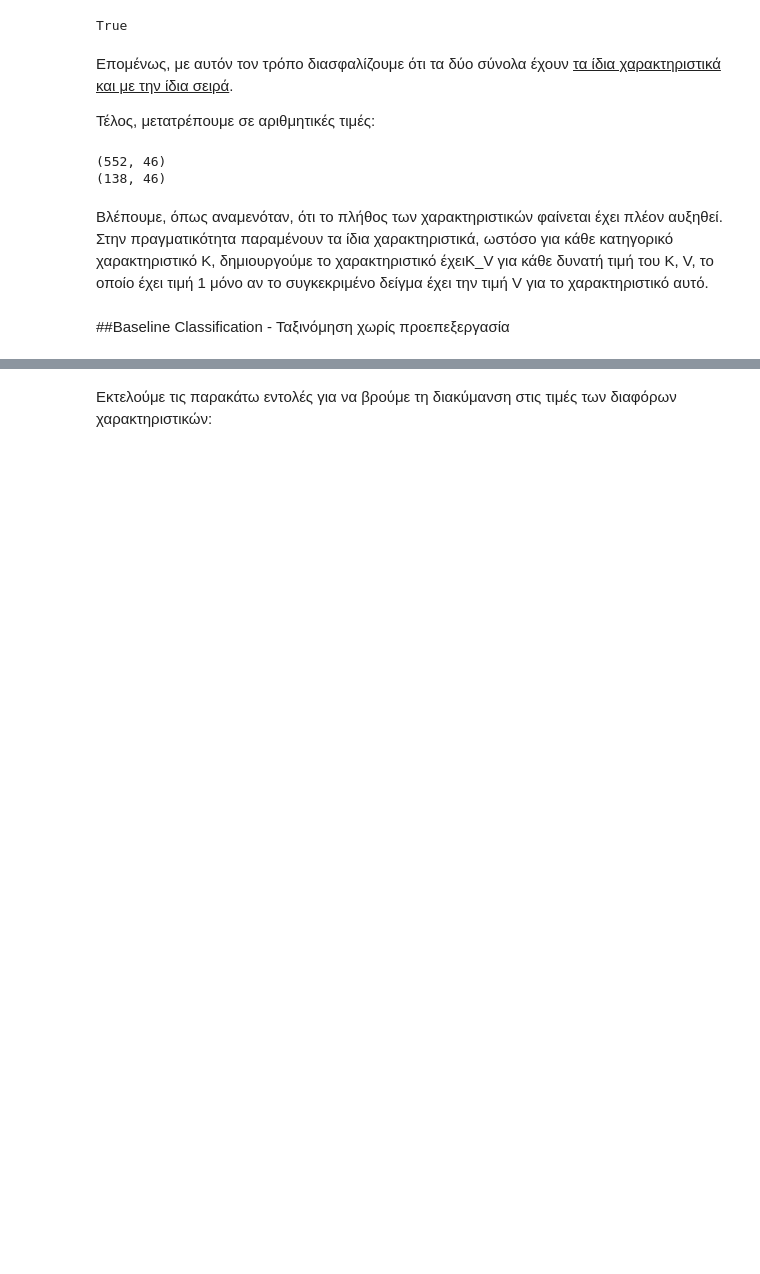
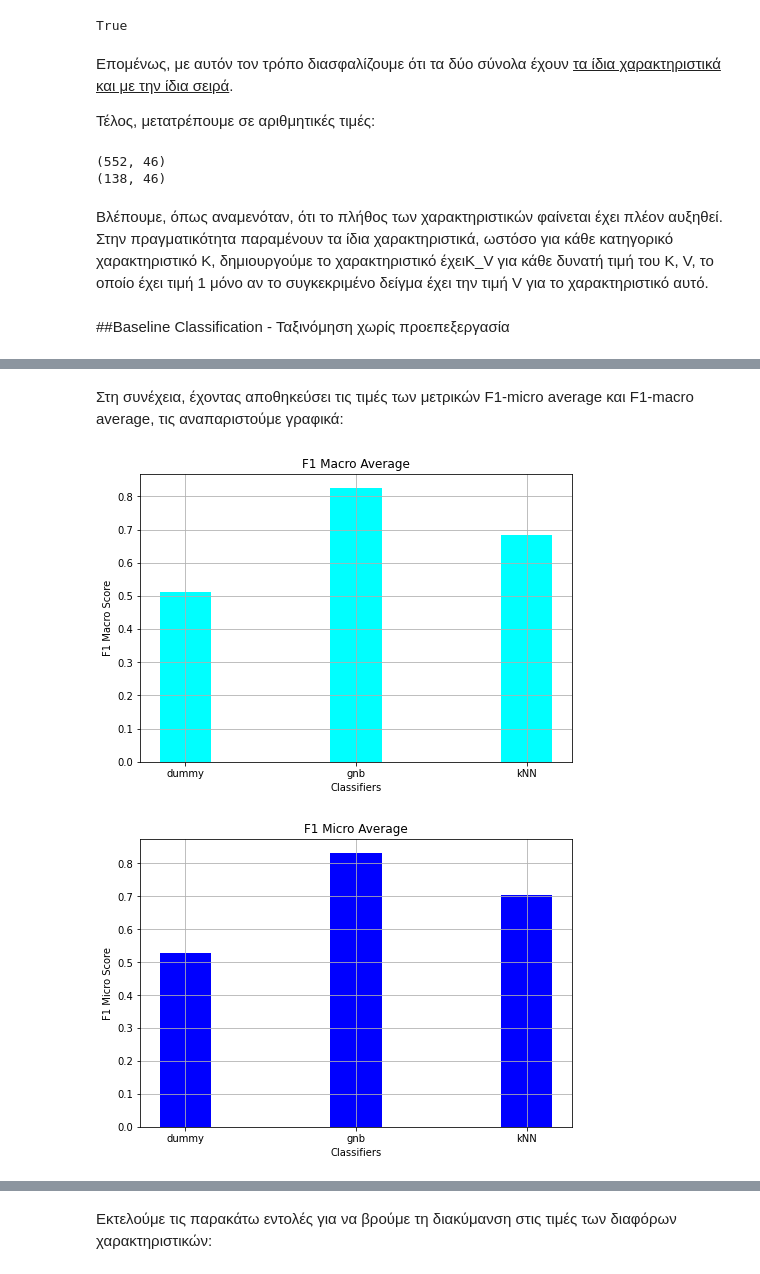
Before and after one commit to jkalogero/Neural-Networks, a Jupyter notebook: Lab_1/Lab_1.ipynb, the cells around one changed output, grey strips where cells are left out. Drawn from its saved outputs; the diff is of its cells as text; code cells hidden in the pictures; blank space fills up the shorter version.

```diff
--- a/Lab_1/Lab_1.ipynb
+++ b/Lab_1/Lab_1.ipynb
@@ -677,0 +688,30 @@ weighted avg       0.70      0.70      0.69       138
+# %% [markdown]
+Στη συνέχεια, έχοντας αποθηκεύσει τις τιμές των μετρικών F1-micro average και F1-macro average, τις αναπαριστούμε γραφικά:
+# %%
+# plot for f1-macro average
+fig = plt.figure()
+ax = fig.add_axes([0,0,1,1])
+clfs = f1_scores['macro'].keys()
+f1_macro_scores = f1_scores['macro'].values()
+ax.bar(clfs,f1_macro_scores, color='cyan', width=0.3)
+plt.title("F1 Macro Average")
+plt.xlabel("Classifiers")
+plt.ylabel("F1 Macro Score")
+plt.grid()
+plt.show()
+
+
+# plot for f1-micro average
+fig = plt.figure()
+ax = fig.add_axes([0,0,1,1])
+clfs = f1_scores['micro'].keys()
+f1_macro_scores = f1_scores['micro'].values()
+ax.bar(clfs,f1_macro_scores, color='b', width=0.3)
+plt.title("F1 Micro Average")
+plt.xlabel("Classifiers")
+plt.ylabel("F1 Micro Score")
+plt.grid()
+plt.show()
+# %% [output]
+[figure, added]
+[figure, added]
```
Also changed, not shown: parts of 10 cells of this notebook.
